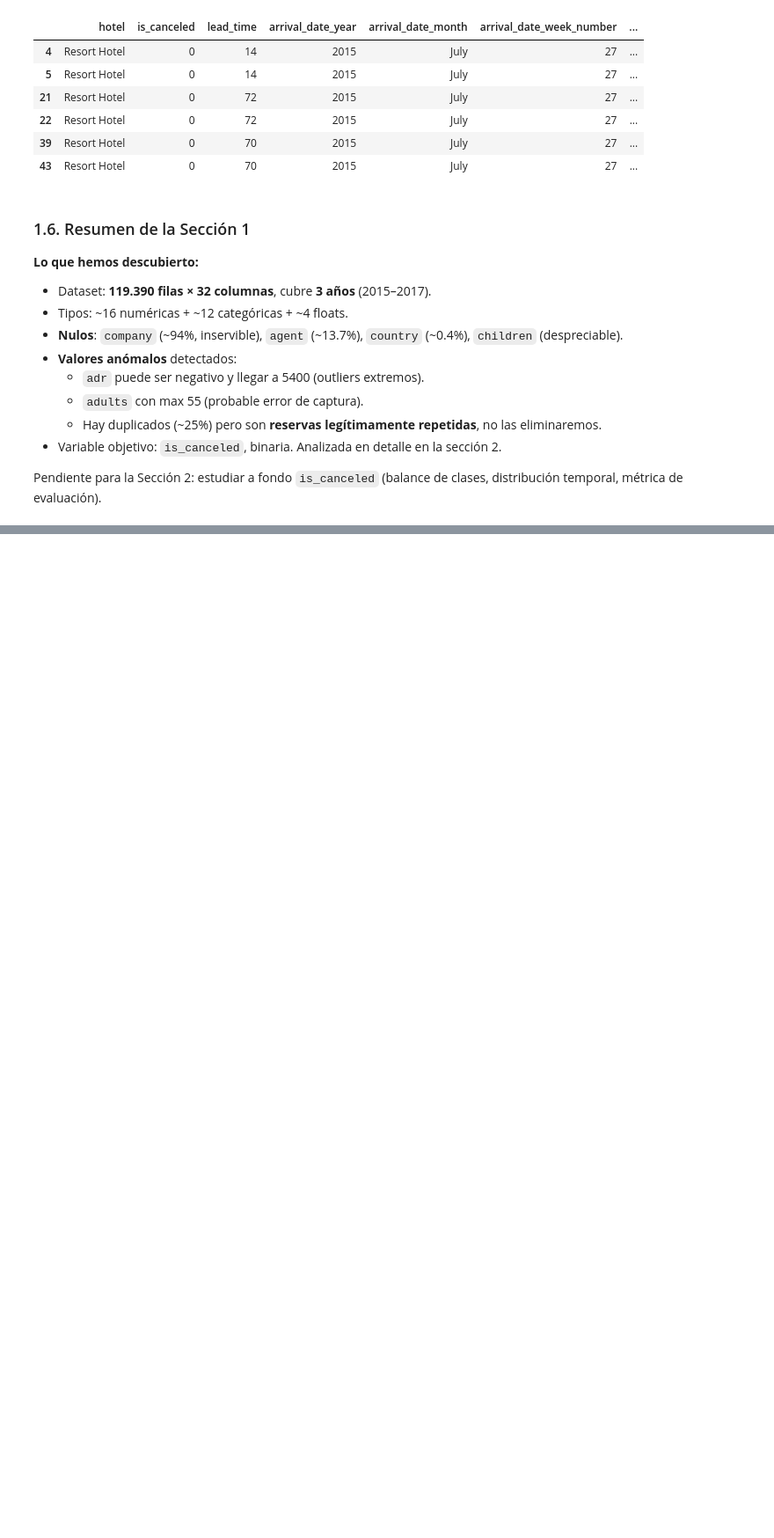
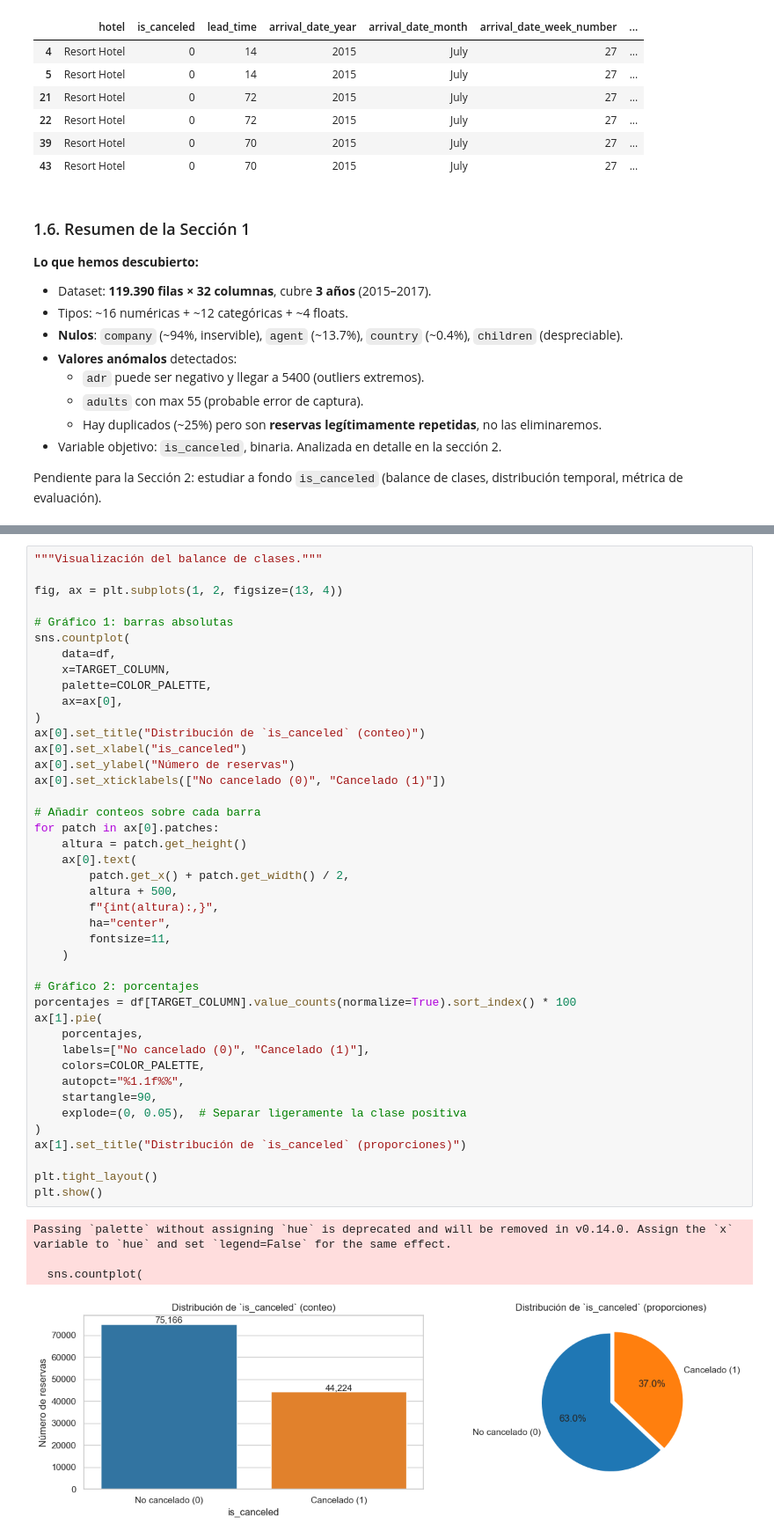
Before and after one commit to jumarfradev/practica-final-ml, a Jupyter notebook: notebooks/exploracion/01_eda_inicial.ipynb, the cells around one changed output, grey strips where cells are left out. Shown at 88% size. Cells and saved outputs as stored; diff of their text form; blank space fills up the shorter version.

```diff
--- a/notebooks/exploracion/01_eda_inicial.ipynb
+++ b/notebooks/exploracion/01_eda_inicial.ipynb
@@ -431,0 +470,47 @@ Pendiente para la Sección 2: estudiar a fondo `is_canceled` (balance de clases,
+# %%
+"""Visualización del balance de clases."""
+
+fig, ax = plt.subplots(1, 2, figsize=(13, 4))
+
+# Gráfico 1: barras absolutas
+sns.countplot(
+    data=df,
+    x=TARGET_COLUMN,
+    palette=COLOR_PALETTE,
+    ax=ax[0],
+)
+ax[0].set_title("Distribución de `is_canceled` (conteo)")
+ax[0].set_xlabel("is_canceled")
+ax[0].set_ylabel("Número de reservas")
+ax[0].set_xticklabels(["No cancelado (0)", "Cancelado (1)"])
+
+# Añadir conteos sobre cada barra
+for patch in ax[0].patches:
+    altura = patch.get_height()
+    ax[0].text(
+        patch.get_x() + patch.get_width() / 2,
+        altura + 500,
+        f"{int(altura):,}",
+        ha="center",
+        fontsize=11,
+    )
+
+# Gráfico 2: porcentajes
+porcentajes = df[TARGET_COLUMN].value_counts(normalize=True).sort_index() * 100
+ax[1].pie(
+    porcentajes,
+    labels=["No cancelado (0)", "Cancelado (1)"],
+    colors=COLOR_PALETTE,
+    autopct="%1.1f%%",
+    startangle=90,
+    explode=(0, 0.05),  # Separar ligeramente la clase positiva
+)
+ax[1].set_title("Distribución de `is_canceled` (proporciones)")
+
+plt.tight_layout()
+plt.show()
+# %% [output]
+Passing `palette` without assigning `hue` is deprecated and will be removed in v0.14.0. Assign the `x` variable to `hue` and set `legend=False` for the same effect.
+
+  sns.countplot(
+[figure, added]
```
Also changed, not shown: parts of 11 cells of this notebook.
